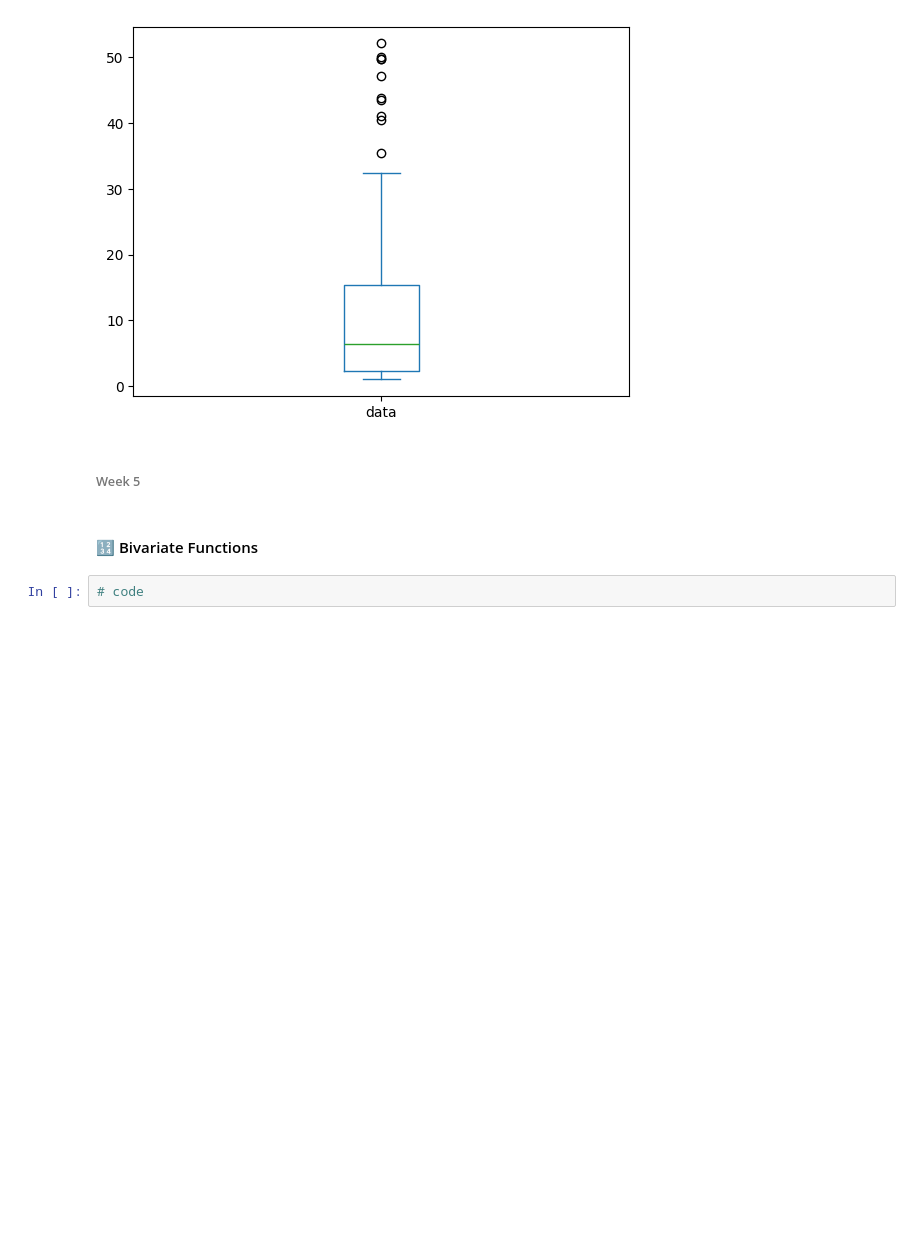
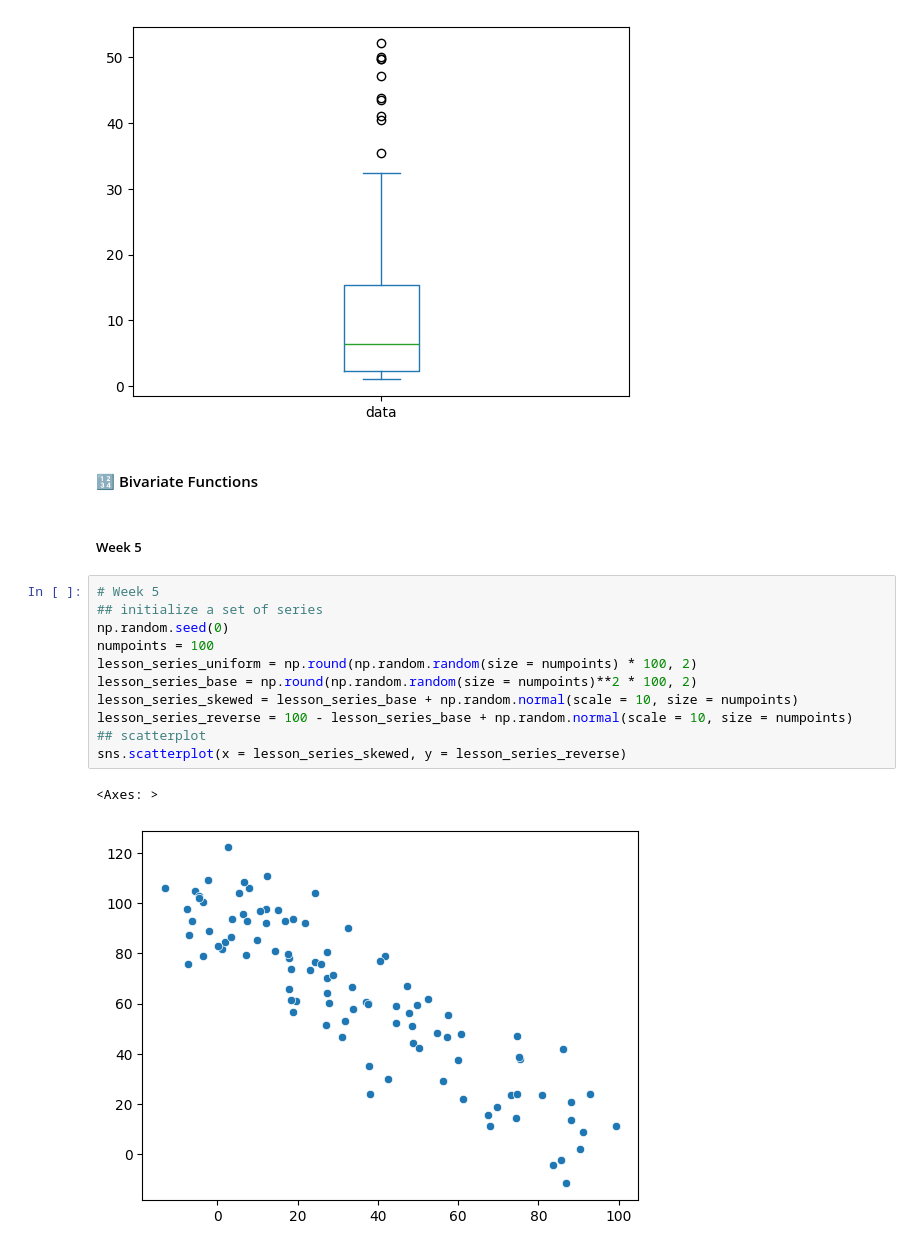
Before and after one commit to andre-bu-gitdev/O2_AI_for_Leaders_dx699, a Jupyter notebook: Milestone_4/Milestone4.ipynb, the cells around one changed output. Cells and saved outputs as stored; diff of their text form; blank space fills up the shorter version.

```diff
--- a/Milestone_4/Milestone4.ipynb
+++ b/Milestone_4/Milestone4.ipynb
@@ -115,9 +115,21 @@ df.plot.box()
 # %% [output]
 <Axes: >
 [figure]
+# %% [markdown]
+#### 🔢 Bivariate Functions
 # %% [markdown]
-###### Week 5
+##### Week 5
-# %% [markdown]
-#### 🔢 Bivariate Functions
-# %%
-# code
+# %%
+# Week 5
+## initialize a set of series
+np.random.seed(0)
+numpoints = 100
+lesson_series_uniform = np.round(np.random.random(size = numpoints) * 100, 2)
+lesson_series_base = np.round(np.random.random(size = numpoints)**2 * 100, 2)
+lesson_series_skewed = lesson_series_base + np.random.normal(scale = 10, size = numpoints)
+lesson_series_reverse = 100 - lesson_series_base + np.random.normal(scale = 10, size = numpoints)
+## scatterplot
+sns.scatterplot(x = lesson_series_skewed, y = lesson_series_reverse)
+# %% [output]
+<Axes: >
+[figure, added]
```
Also changed, not shown: parts of 17 cells of this notebook.
